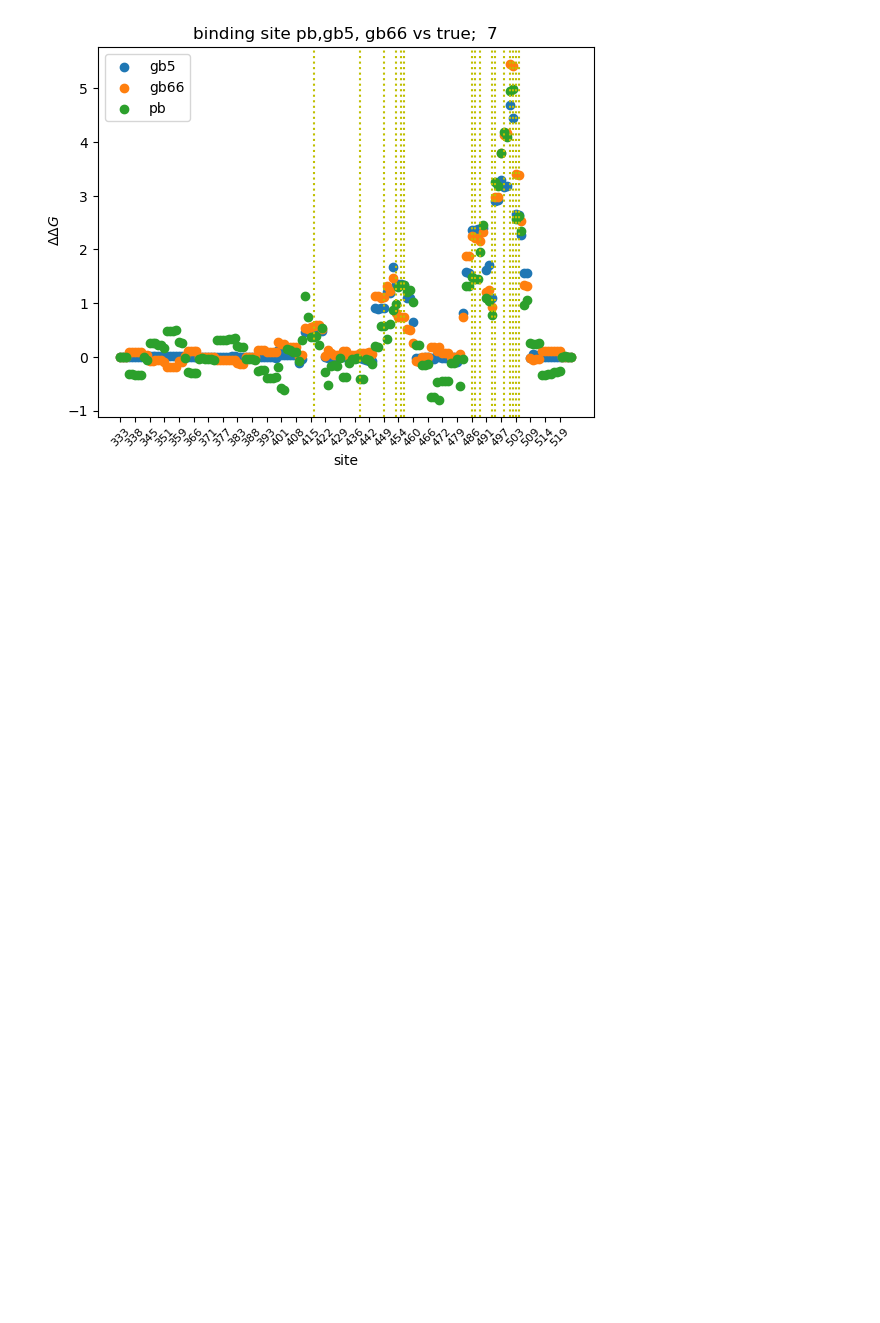
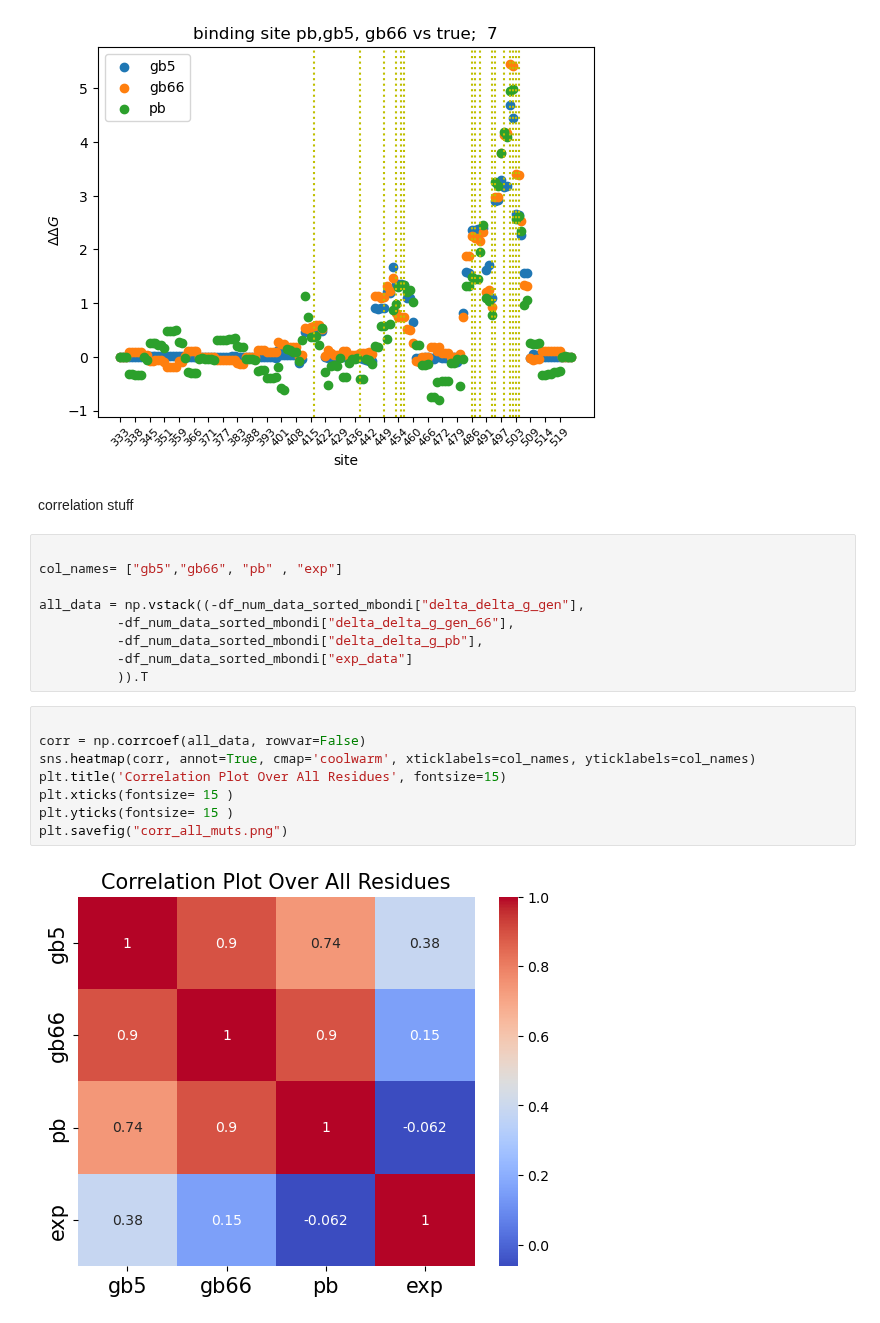
Before and after one commit to fergplace/amber_scripts, a Jupyter notebook: fun_figures.ipynb, the cells around one changed output. Drawn from its saved outputs; the diff is of its cells as text; blank space fills up the shorter version.

Commit message:
corr plots

```diff
--- a/fun_figures.ipynb
+++ b/fun_figures.ipynb
@@ -162,3 +163,24 @@ for window_size in window_sizes :
 [figure]
 [figure]
 [figure]
+# %% [markdown]
+correlation stuff
+# %%
+
+col_names= ["gb5","gb66", "pb" , "exp"]
+
+all_data = np.vstack((-df_num_data_sorted_mbondi["delta_delta_g_gen"],
+          -df_num_data_sorted_mbondi["delta_delta_g_gen_66"],
+          -df_num_data_sorted_mbondi["delta_delta_g_pb"],
+          -df_num_data_sorted_mbondi["exp_data"]
+          )).T
+# %%
+
+corr = np.corrcoef(all_data, rowvar=False)
+sns.heatmap(corr, annot=True, cmap='coolwarm', xticklabels=col_names, yticklabels=col_names)
+plt.title('Correlation Plot Over All Residues', fontsize=15)
+plt.xticks(fontsize= 15 )
+plt.yticks(fontsize= 15 )
+plt.savefig("corr_all_muts.png")
+# %% [output]
+[figure, added]
```
Also changed, not shown: parts of 3 cells of this notebook, 2 other files.
